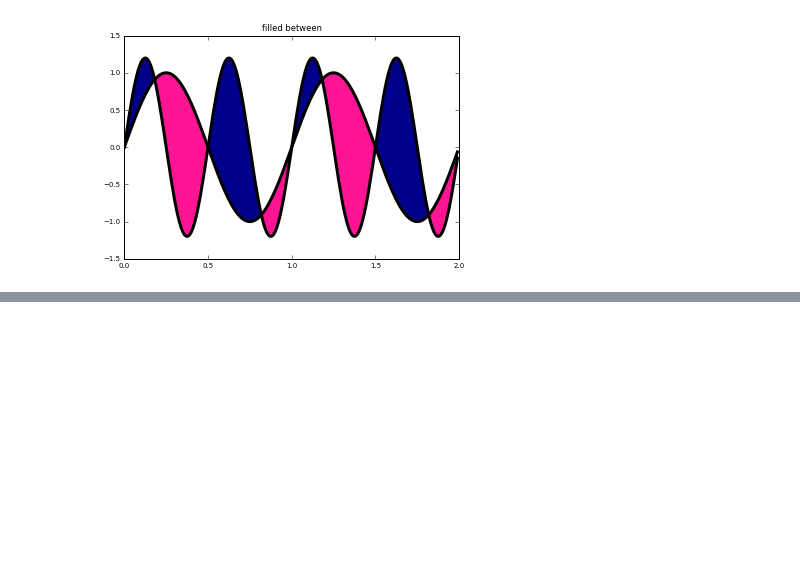
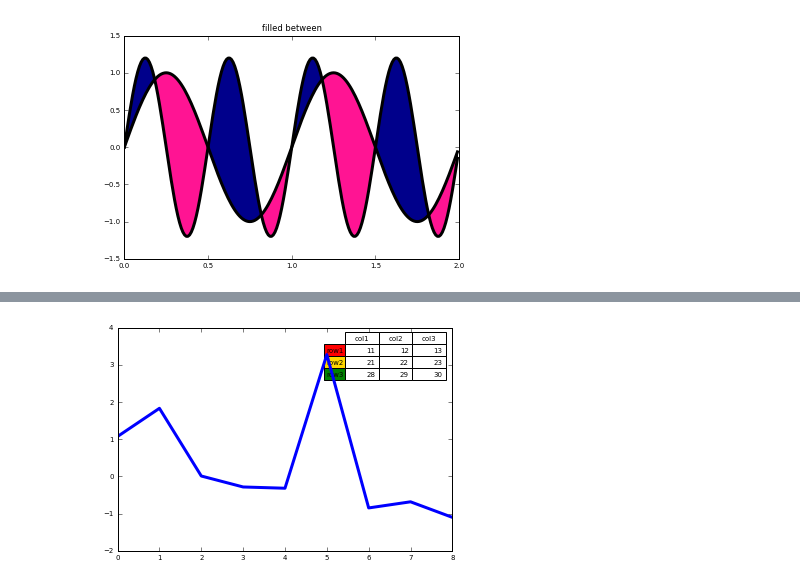
Before and after one commit to sawsimeon/Rnewbie, a Jupyter notebook: Python Data Visualization.ipynb, the cells around one changed output, grey strips where cells are left out. Drawn from its saved outputs; the diff is of its cells as text; code cells hidden in the pictures; blank space fills up the shorter version.

```diff
--- a/Python Data Visualization.ipynb
+++ b/Python Data Visualization.ipynb
@@ -998,0 +1104,18 @@ show()
+# %%
+import matplotlib.pyplot as plt
+import numpy as np
+plt.figure()
+ax = plt.gca()
+y = np.random.randn(9)
+
+col_labels = ['col1', 'col2', 'col3']
+row_labels = ['row1', 'row2', 'row3']
+table_vals = [[11, 12, 13], [21, 22, 23], [28, 29, 30]]
+row_colors = ['red', 'gold', 'green']
+my_table = plt.table(cellText = table_vals, colWidths= [0.1] * 3, rowLabels = row_labels, colLabels = col_labels,
+                    rowColours = row_colors, loc = 'upper right')
+
+plt.plot(y)
+plt.show()
+# %% [output]
+[figure, added]
```
Also changed, not shown: parts of 29 cells of this notebook.
